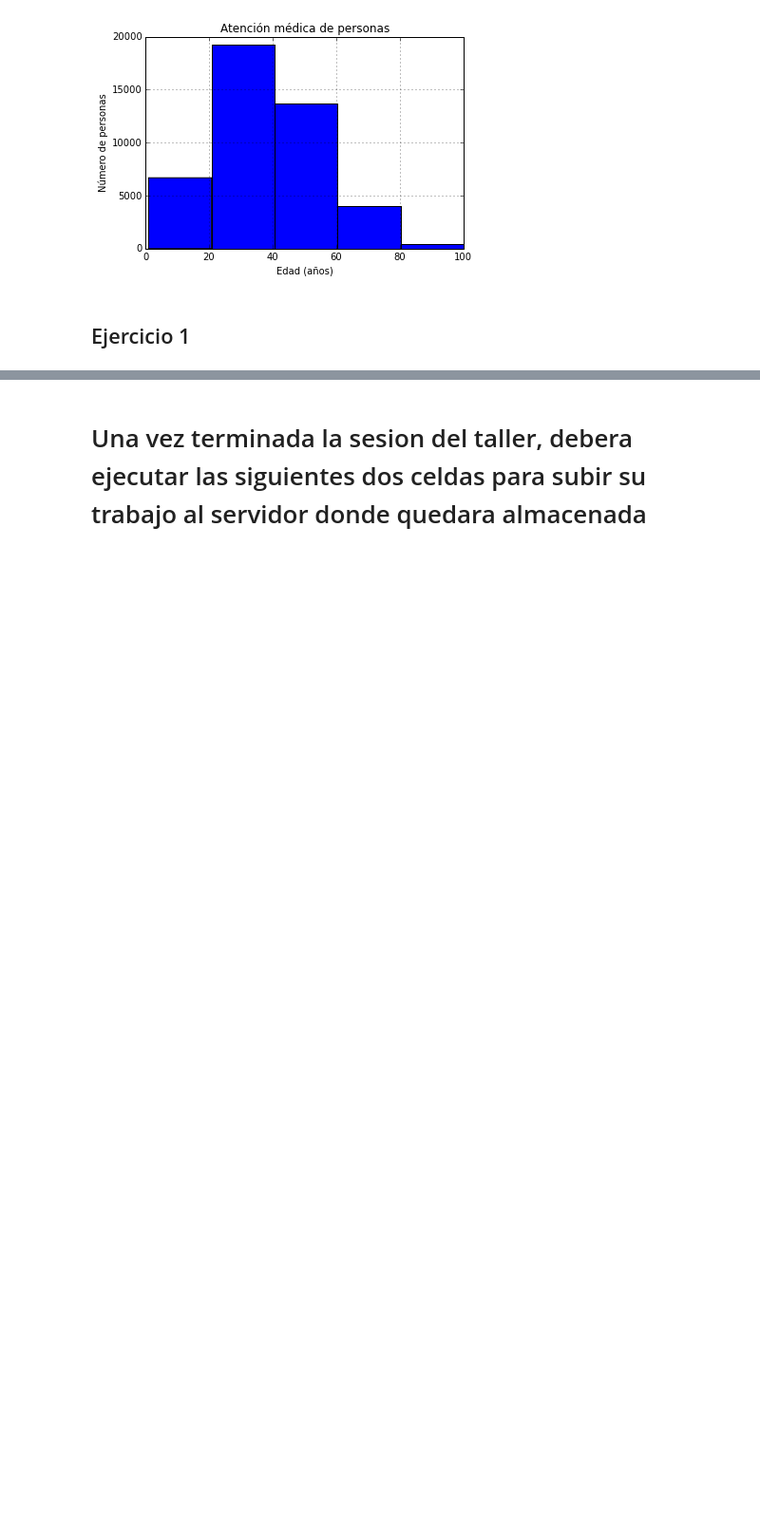
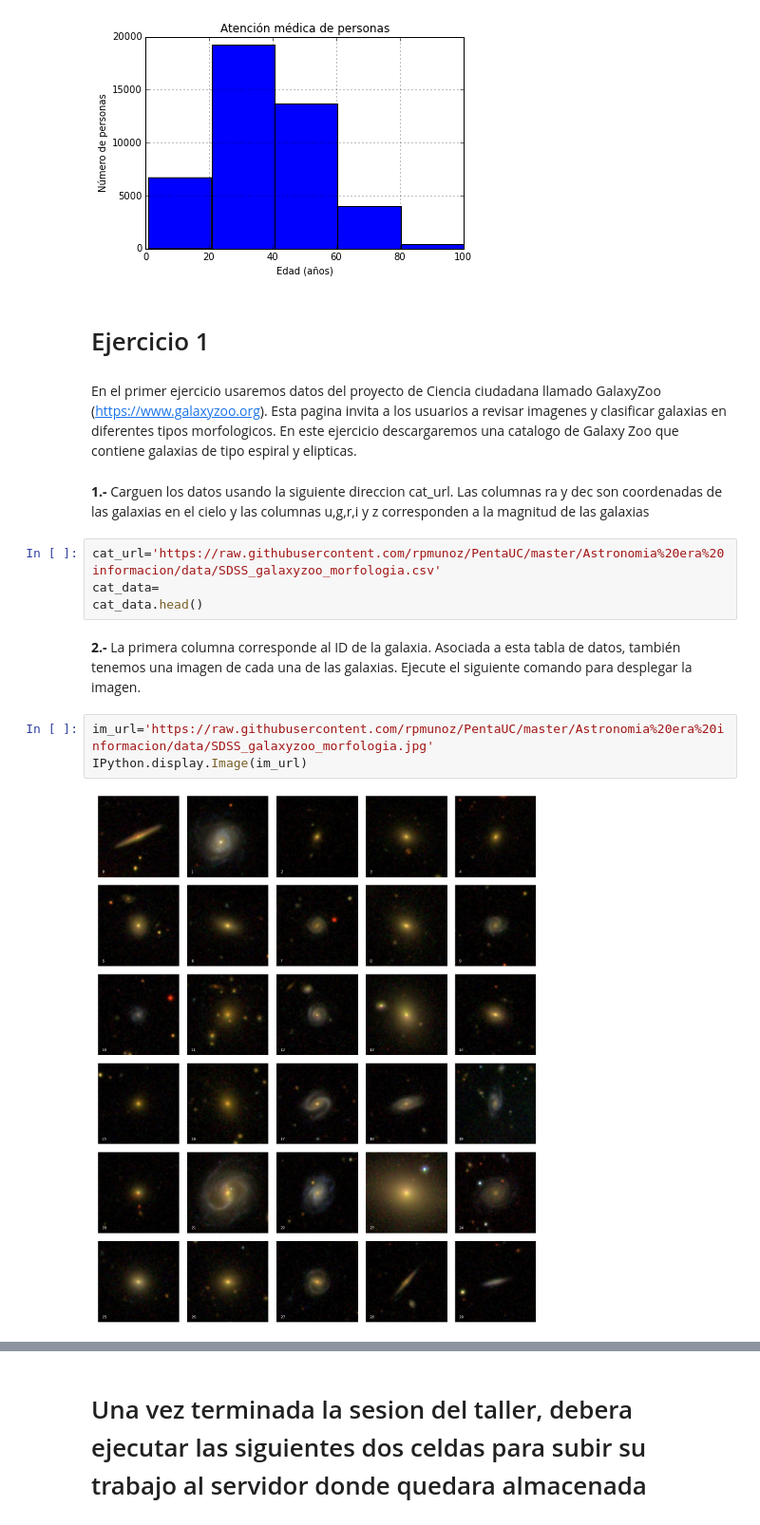
Before and after one commit to rpmunoz/PentaUC, a Jupyter notebook: Astronomia era informacion/Taller 4 - Evaluacion 1.ipynb, the cells around one changed output, grey strips where cells are left out. Shown: that part at 95% size. Drawn from its saved outputs; the diff is of its cells as text; blank space fills up the shorter version.

```diff
--- a/Astronomia era informacion/Taller 4 - Evaluacion 1.ipynb
+++ b/Astronomia era informacion/Taller 4 - Evaluacion 1.ipynb
@@ -53,4 +55,19 @@ plt.title(u'Atención médica de personas')
 <matplotlib.text.Text at 0x...>
 [figure]
 # %% [markdown]
-## Ejercicio 1
+# Ejercicio 1
+# %% [markdown]
+En el primer ejercicio usaremos datos del proyecto de Ciencia ciudadana llamado GalaxyZoo (https://www.galaxyzoo.org). Esta pagina invita a los usuarios a revisar imagenes y clasificar galaxias en diferentes tipos morfologicos. En este ejercicio descargaremos una catalogo de Galaxy Zoo que contiene galaxias de tipo espiral y elipticas.
+# %% [markdown]
+**1.-** Carguen los datos usando la siguiente direccion cat_url. Las columnas ra y dec son coordenadas de las galaxias en el cielo y las columnas u,g,r,i y z corresponden a la magnitud de las galaxias
+# %%
+cat_url='https://raw.githubusercontent.com/rpmunoz/PentaUC/master/Astronomia%20era%20informacion/data/SDSS_galaxyzoo_morfologia.csv'
+cat_data=
+cat_data.head()
+# %% [markdown]
+**2.-** La primera columna corresponde al ID de la galaxia. Asociada a esta tabla de datos, también tenemos una imagen de cada una de las galaxias. Ejecute el siguiente comando para desplegar la imagen.
+# %%
+im_url='https://raw.githubusercontent.com/rpmunoz/PentaUC/master/Astronomia%20era%20informacion/data/SDSS_galaxyzoo_morfologia.jpg'
+IPython.display.Image(im_url)
+# %% [output]
+[figure, added]
```
Also changed, not shown: parts of 37 cells of this notebook.
